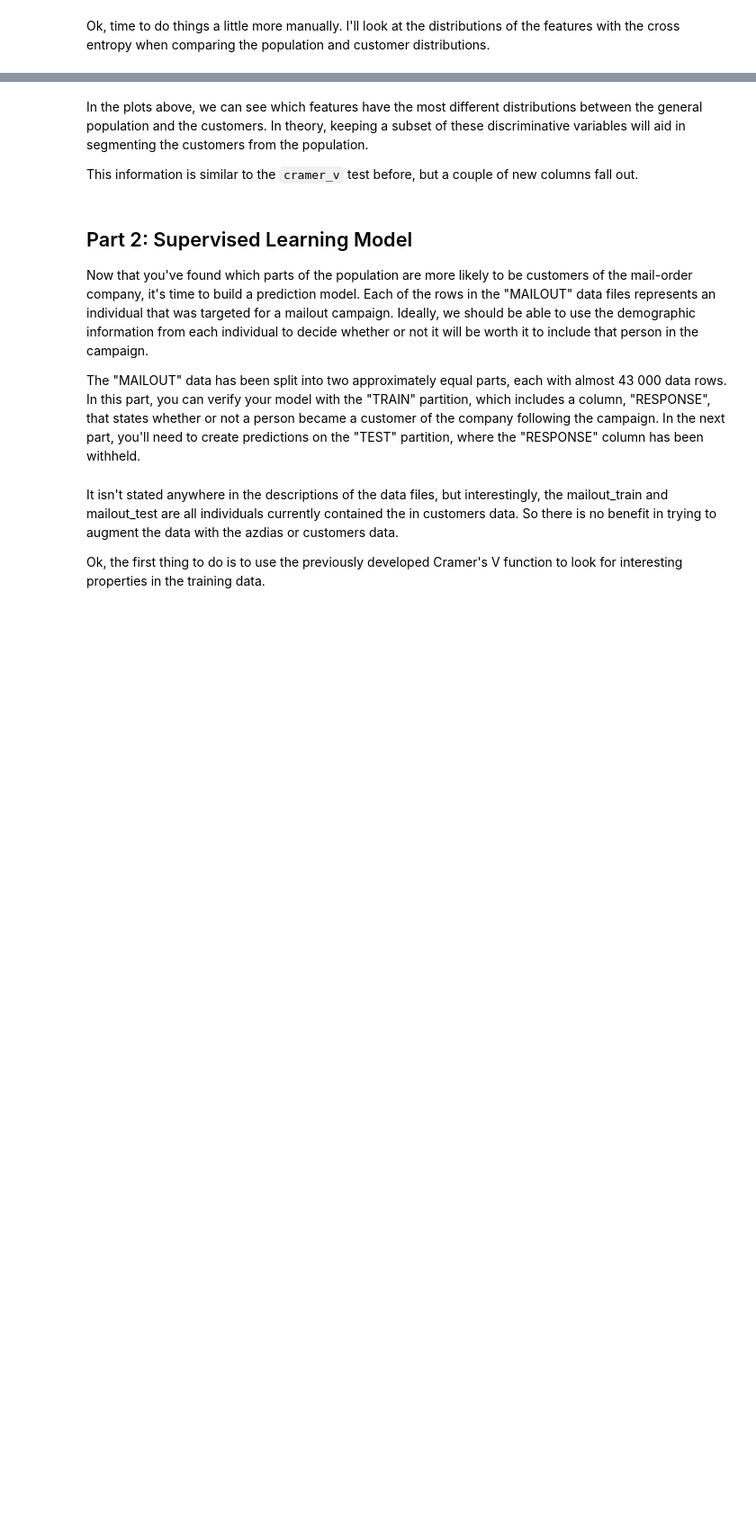
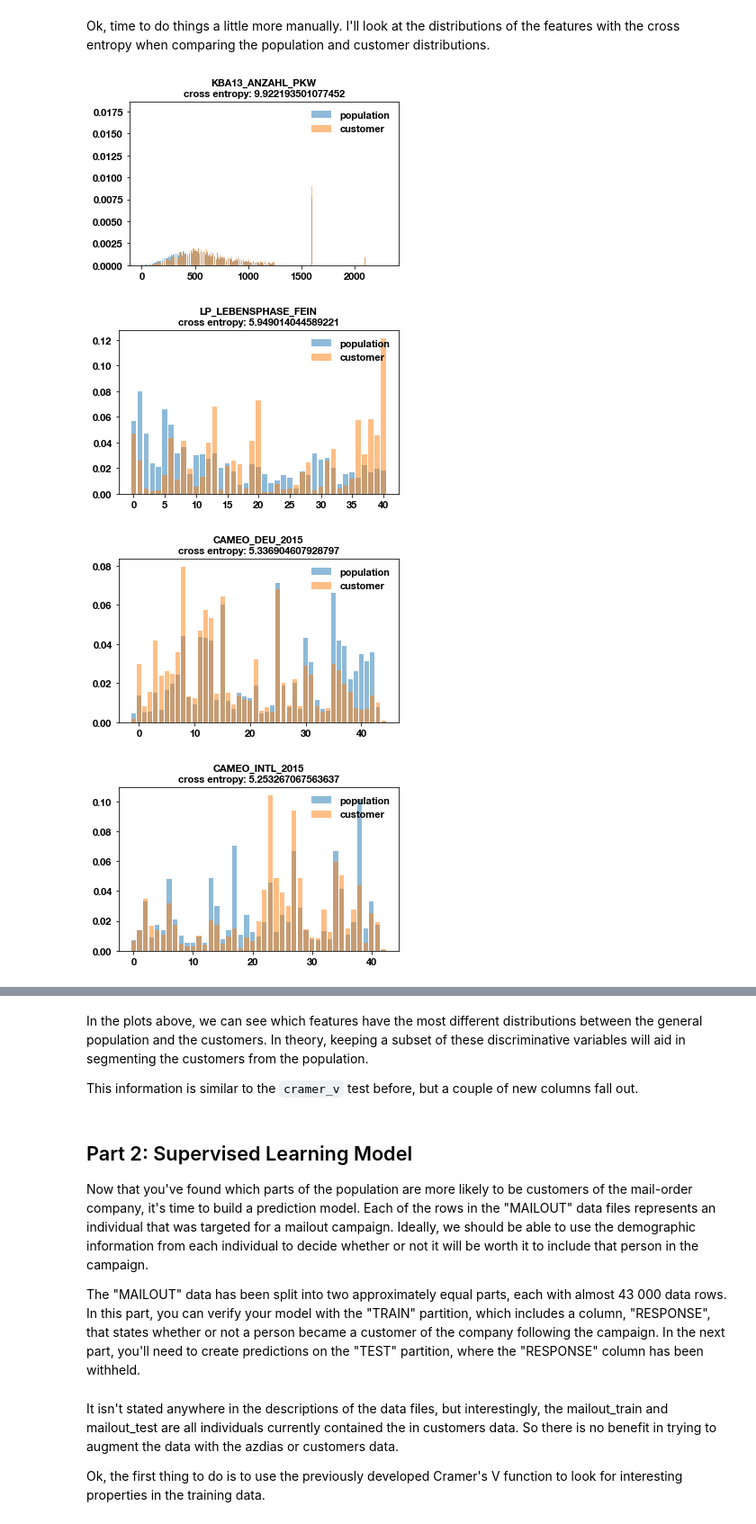
Before and after one commit to ACasey13/udacity-ML-capstone, a Jupyter notebook: Arvato Project Workbook.ipynb, the cells around one changed output, grey strips where cells are left out. Shown at 90% size. Saved outputs shown, nothing was run; the diff lists cells and outputs as text; code cells hidden in the pictures; blank space fills up the shorter version.

```diff
--- a/Arvato Project Workbook.ipynb
+++ b/Arvato Project Workbook.ipynb
@@ -708,7 +776,7 @@ cats = []
 probs = []
 cross_entropy = []
 
-for col in columns:
+for col in pop_t_red_imp.columns:
     contingency = pd.concat((pop_t_red_imp[col].value_counts(),
                             cust_t_red_imp[col].value_counts()),
                             axis=1).fillna(0).T
@@ -722,24 +790,29 @@ max_diff_ce = np.argsort(cross_entropy)[::-1]
 # %%
 
 n_plots = 10
 def plot_dist(ax, x, y1, y2, title,p_num):
     ax.bar(x, y1, label='population', alpha=.5)
     ax.bar(x, y2, label='customer', alpha=.5)
     ax.legend(frameon=False, framealpha=0, loc=1)
     ax.set_title(title)
-    if p_num == 2:
+    #if p_num == 2:
         #plt.savefig("./web_report/imgs/cross_ex.svg", transparent=True)
 
 ce_short_list = []
 
 p_num = 0
 for idx_ce in max_diff_ce[:n_plots]:
     fig, ax1 = plt.subplots(figsize=(4.8,3.2))
-    col_ce = columns[idx_ce]
+    col_ce = pop_t_red_imp.columns[idx_ce]
     plot_dist(ax1, cats[idx_ce],
               probs[idx_ce][0,:], probs[idx_ce][1,:],
               col_ce+'\ncross entropy: {}'.format(cross_entropy[idx_ce],),
              p_num)
     plt.show()
     ce_short_list.append(col_ce)
     p_num += 1
+# %% [output]
+[figure, added]
+[figure, added]
+[figure, added]
+[figure, added]
```
Also changed, not shown: parts of 17 cells of this notebook.
